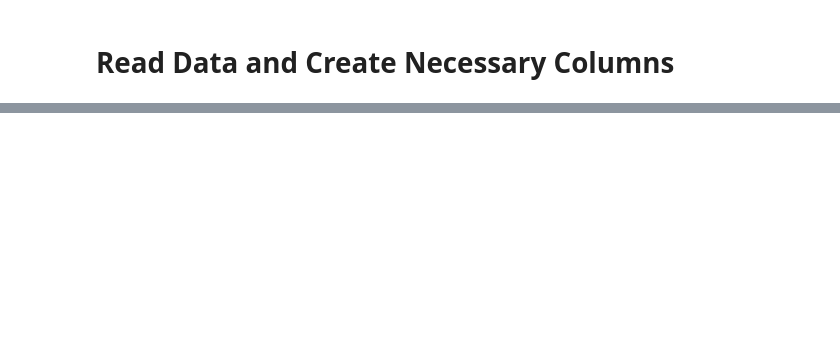
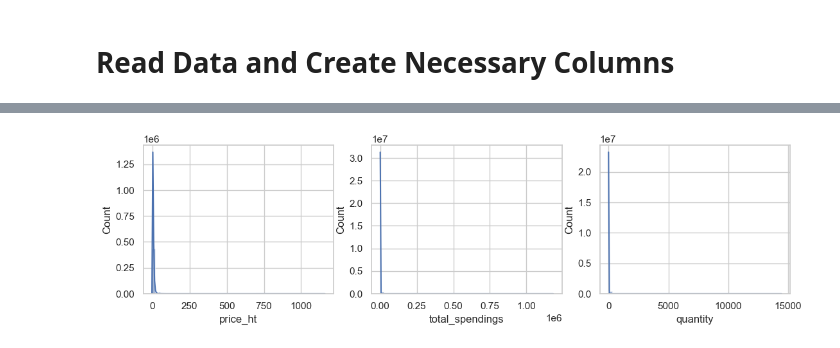
Before and after one commit to ronega/STAT222-project, a Jupyter notebook: EDA/Dmitri_EDA.ipynb, the cells around one changed output, grey strips where cells are left out. Saved outputs shown, nothing was run; the diff lists cells and outputs as text; code cells hidden in the pictures; blank space fills up the shorter version.

```diff
--- a/EDA/Dmitri_EDA.ipynb
+++ b/EDA/Dmitri_EDA.ipynb
@@ -54,0 +100,7 @@ data[data['price_ht'] < 8].price_ht.plot(kind='hist',
+# %%
+fig, ax = plt.subplots(1, 3, figsize=(13, 3))
+sns.histplot(data['price_ht'], kde=True, bins=50, ax=ax[0])
+sns.histplot(data['total_spendings'], kde=True, bins=50, ax=ax[1])
+sns.histplot(data['quantity'], kde=True, bins=50, ax=ax[2]);
+# %% [output]
+[figure, added]
```
Also changed, not shown: parts of 30 cells of this notebook.
